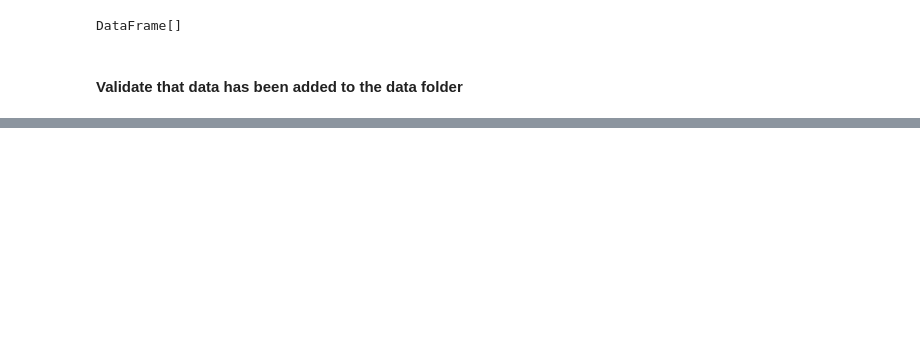
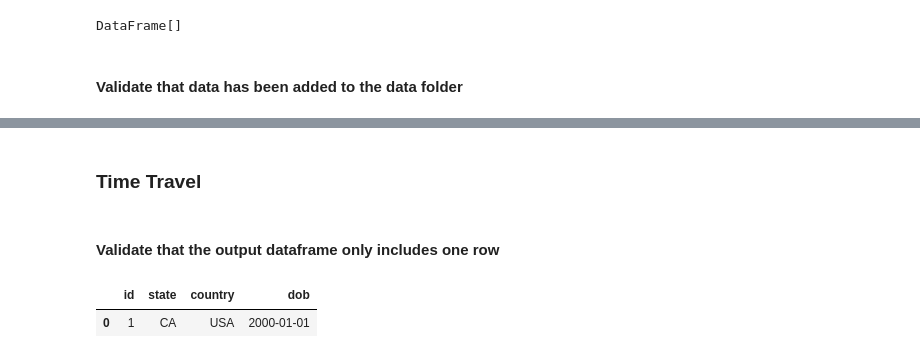
Before and after one commit to pdefusco/CDP_Lakehouse_ACE_HOL, a Jupyter notebook: cml/01_Iceberg_Architecture.ipynb, the cells around one changed output, grey strips where cells are left out. Cells and saved outputs as stored; diff of their text form; code cells hidden in the pictures; blank space fills up the shorter version.

```diff
--- a/cml/01_Iceberg_Architecture.ipynb
+++ b/cml/01_Iceberg_Architecture.ipynb
@@ -195,0 +304,16 @@ spark.sql(QUERY).show()
+# %% [markdown]
+### Time Travel
+# %%
+snapshots_df = spark.sql("SELECT * FROM lakehouse_catalog.customers_table.snapshots;")
+# %%
+first_snapshot = snapshots_df.select("snapshot_id").head(1)[0][0]
+# %% [markdown]
+#### Validate that the output dataframe only includes one row
+# %%
+spark.read\
+    .option("snapshot-id", first_snapshot)\
+    .format("iceberg")\
+    .load("lakehouse_catalog.customers_table").toPandas()
+# %% [output]
+|  | id | state | country | dob |
+| 0 | 1 | CA | USA | 2000-01-01 |
```
Also changed, not shown: parts of 21 cells of this notebook.
